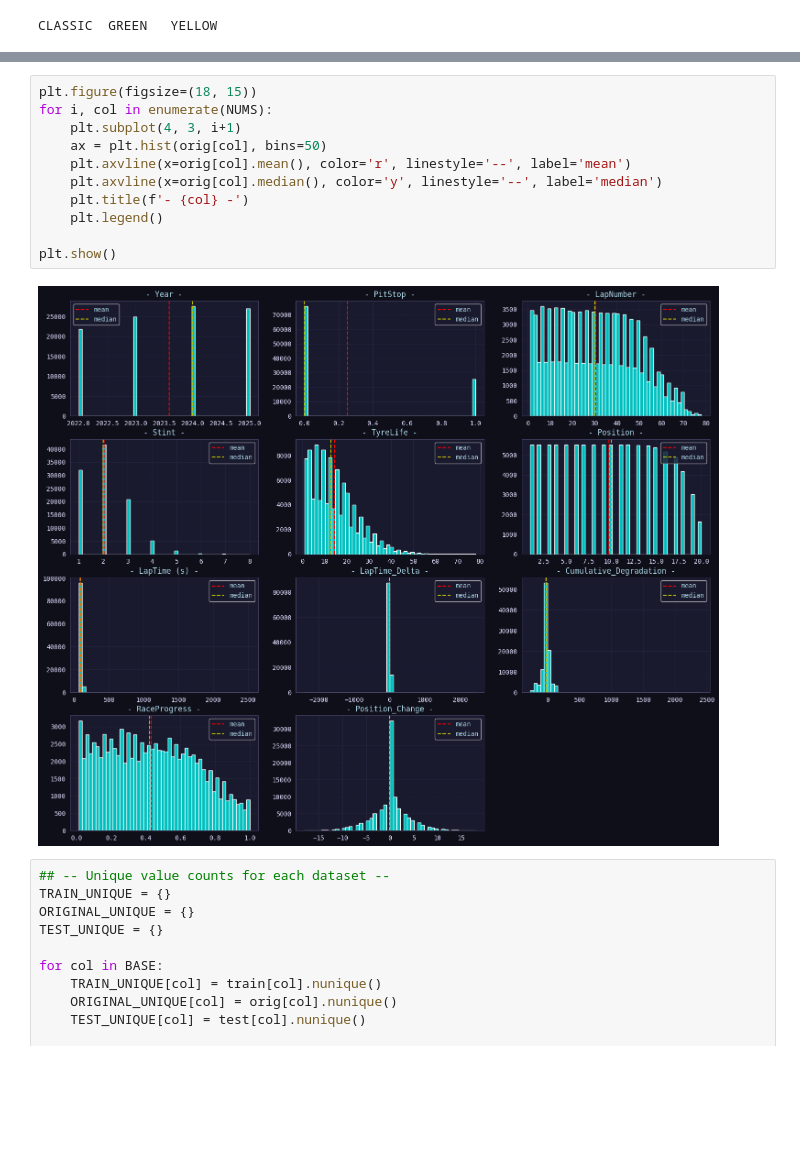
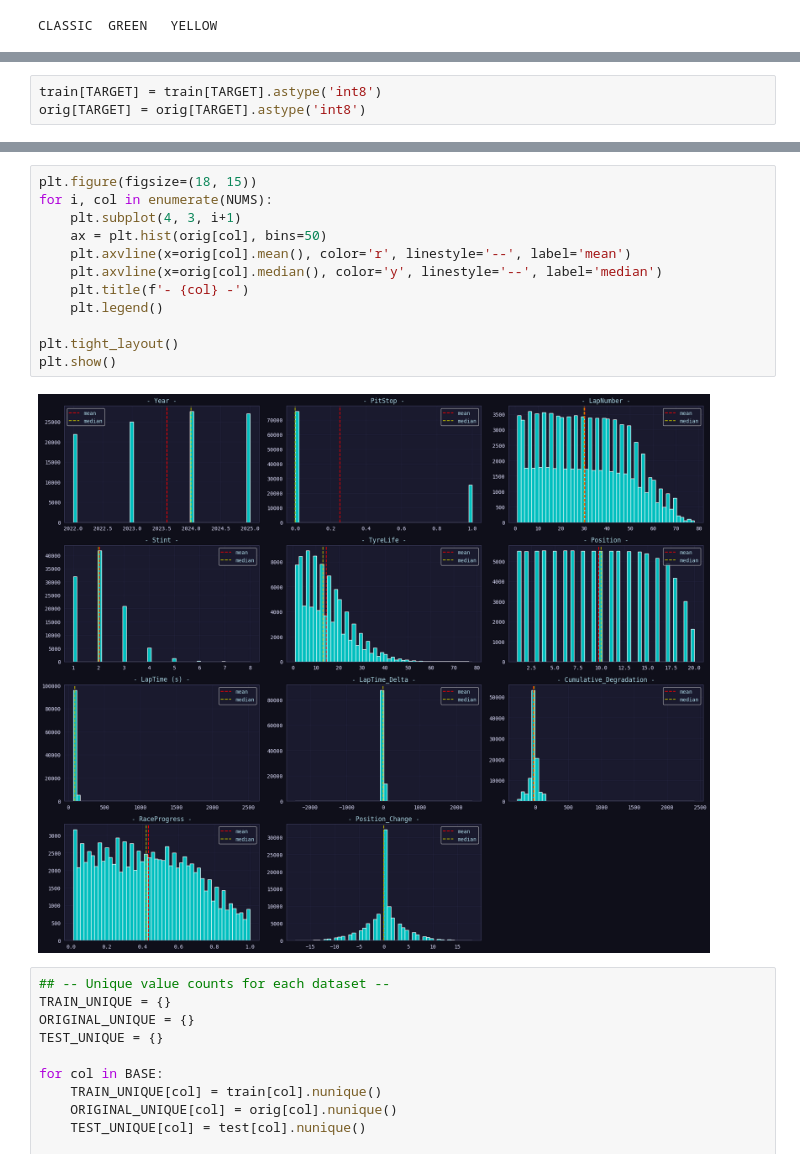
Before and after one commit to coded-sly/ps6e5-F1-PitStop, a Jupyter notebook: ps6e5-xlearn-f1-pit.ipynb, the cells around one changed output, grey strips where cells are left out. Drawn from its saved outputs; the diff is of its cells as text; blank space fills up the shorter version.

```diff
--- a/ps6e5-xlearn-f1-pit.ipynb
+++ b/ps6e5-xlearn-f1-pit.ipynb
@@ -187,6 +184,9 @@ Data columns (total 15 columns):
  14  PitNextLap              439140 non-null  float64
 dtypes: float64(7), int64(5), object(3)
 memory usage: 50.3+ MB
+# %%
+train[TARGET] = train[TARGET].astype('int8')
+orig[TARGET] = orig[TARGET].astype('int8')
 # %%
 train.describe()
 # %% [output]
@@ -202,16 +202,17 @@ train.describe()
 # %%
 plt.figure(figsize=(18, 15))
 for i, col in enumerate(NUMS):
     plt.subplot(4, 3, i+1)
     ax = plt.hist(orig[col], bins=50)
     plt.axvline(x=orig[col].mean(), color='r', linestyle='--', label='mean')
     plt.axvline(x=orig[col].median(), color='y', linestyle='--', label='median')
     plt.title(f'- {col} -')
     plt.legend()
 
+plt.tight_layout()
 plt.show()
 # %% [output]
-[figure, old version]
+[figure, new version]
 # %%
 ## -- Unique value counts for each dataset --
 TRAIN_UNIQUE = {}
```
Also changed, not shown: parts of 37 cells of this notebook.
